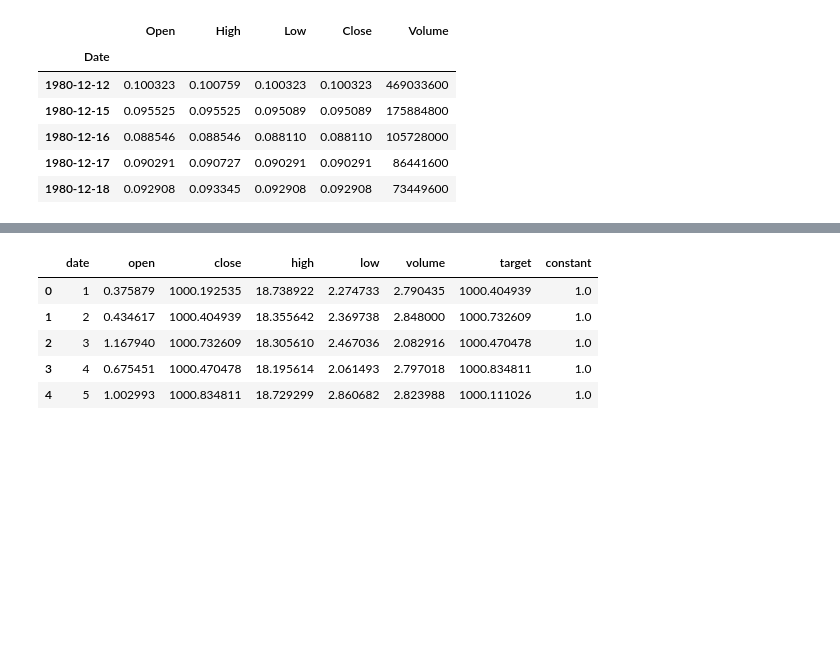
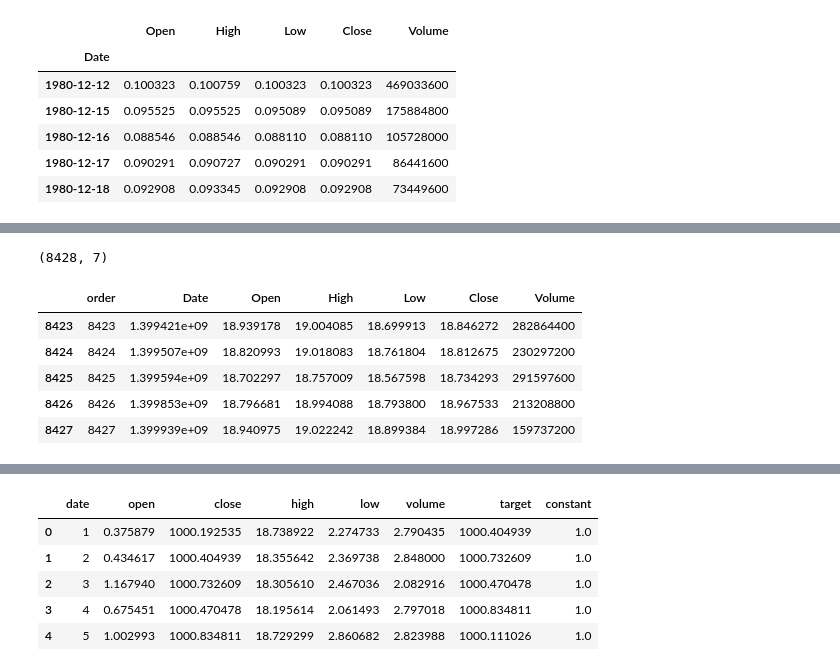
Before and after one commit to mkmuriithi/csc492_deep_learning_project, a Jupyter notebook: algo_repo/StockTransformer.ipynb, the cells around one changed output, grey strips where cells are left out. Saved outputs shown, nothing was run; the diff lists cells and outputs as text; code cells hidden in the pictures; blank space fills up the shorter version.

```diff
--- a/algo_repo/StockTransformer.ipynb
+++ b/algo_repo/StockTransformer.ipynb
@@ -32,0 +70,4 @@ data.head()
+# %%
+X_train.shape
+# %% [output]
+(8428, 7)
@@ -32,0 +100,9 @@ data.head()
+# %%
+X_train.tail()
+# %% [output]
+|  | order | Date | Open | High | Low | Close | Volume |
+| 8423 | 8423 | 1.399421e+09 | 18.939178 | 19.004085 | 18.699913 | 18.846272 | 282864400 |
+| 8424 | 8424 | 1.399507e+09 | 18.820993 | 19.018083 | 18.761804 | 18.812675 | 230297200 |
+| 8425 | 8425 | 1.399594e+09 | 18.702297 | 18.757009 | 18.567598 | 18.734293 | 291597600 |
+| 8426 | 8426 | 1.399853e+09 | 18.796681 | 18.994088 | 18.793800 | 18.967533 | 213208800 |
+| 8427 | 8427 | 1.399939e+09 | 18.940975 | 19.022242 | 18.899384 | 18.997286 | 159737200 |
```
Also changed, not shown: parts of 9 cells of this notebook, 1 other file.
